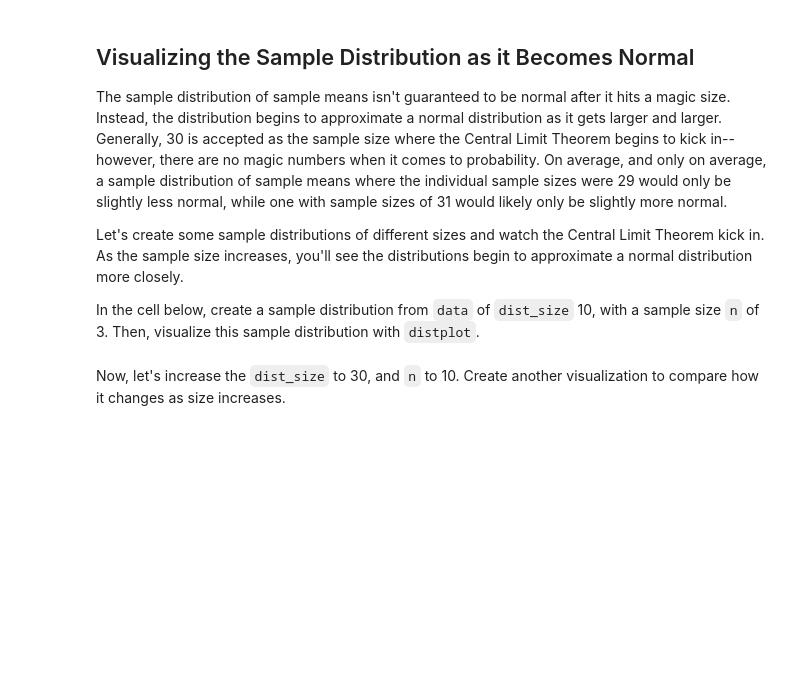
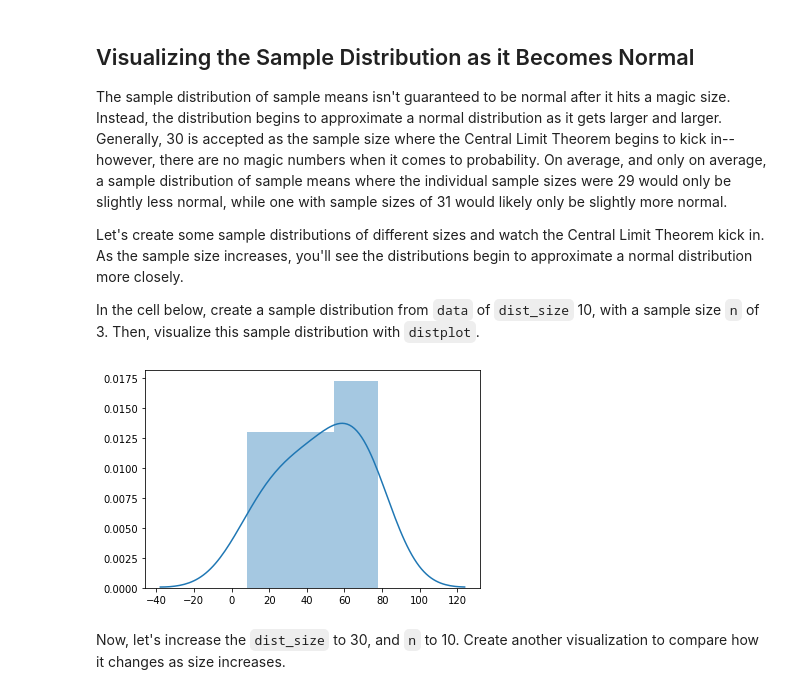
Before and after one commit to kcahlers/dsc-central-limit-theorem-lab-hbs-ds-060120, a Jupyter notebook: index.ipynb, the cells around one changed output. Cells and saved outputs as stored; diff of their text form; code cells hidden in the pictures; blank space fills up the shorter version.

```diff
--- a/index.ipynb
+++ b/index.ipynb
@@ -134,7 +134,9 @@ In the cell below, create a sample distribution from `data` of `dist_size` 10, w
 # %%
 # Your code here
 sample_dist_10 = create_sample_distribution(data, 10, 3)
-sns.distplot)sample
+sns.distplot(sample_dist_10);
+# %% [output]
+[figure, added]
 # %% [markdown]
 Now, let's increase the `dist_size` to 30, and `n` to 10.  Create another visualization to compare how it changes as size increases.
 # %%
```
